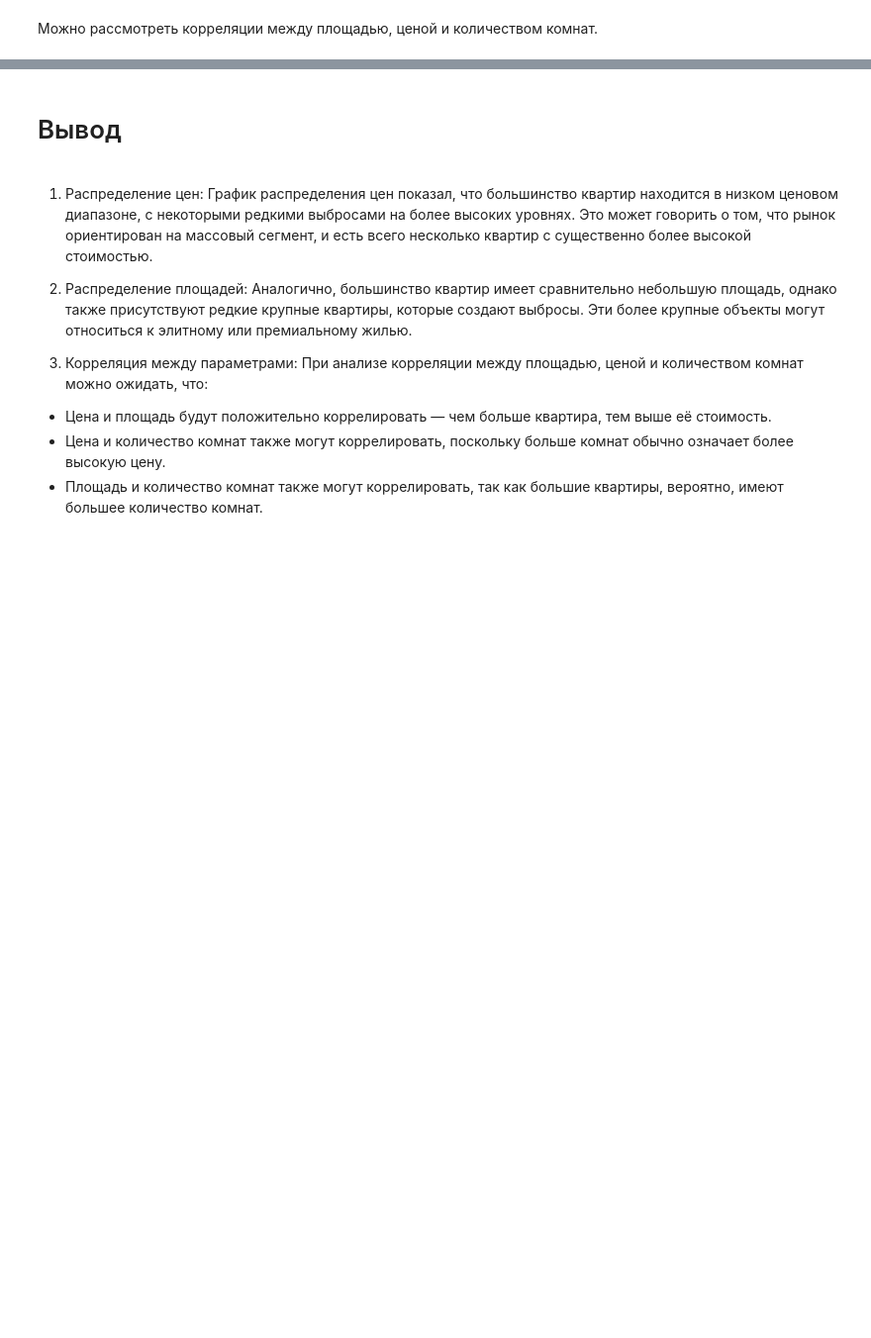
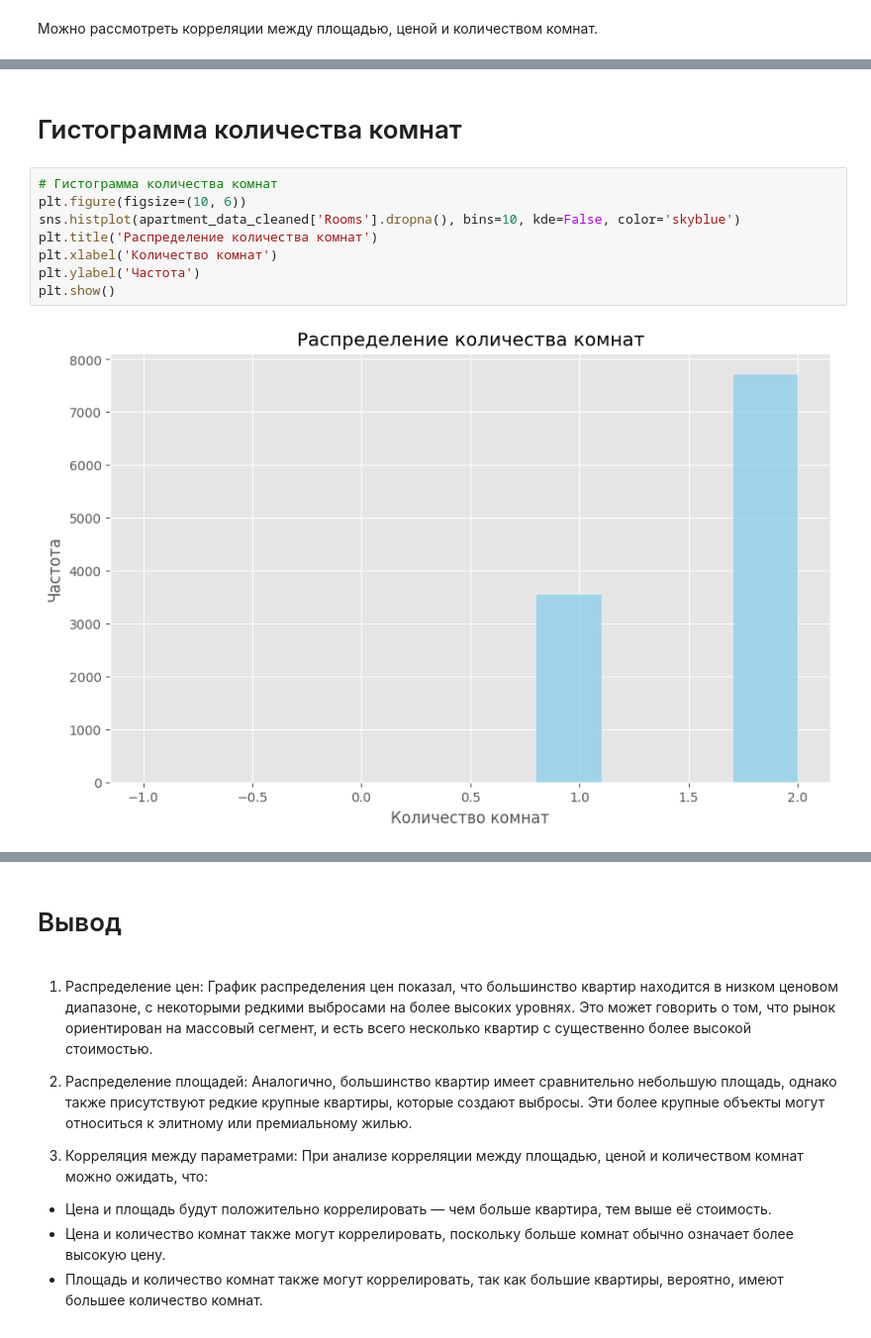
Before and after one commit to qwertyqwa/project, a Jupyter notebook: Квартиры.ipynb, the cells around one changed output, grey strips where cells are left out. Shown: that part at 99% size. Cells and saved outputs as stored; diff of their text form; blank space fills up the shorter version.

```diff
--- a/Квартиры.ipynb
+++ b/Квартиры.ipynb
@@ -109,0 +112,12 @@ plt.show()
+# %% [markdown]
+# Гистограмма количества комнат
+# %%
+# Гистограмма количества комнат
+plt.figure(figsize=(10, 6))
+sns.histplot(apartment_data_cleaned['Rooms'].dropna(), bins=10, kde=False, color='skyblue')
+plt.title('Распределение количества комнат')
+plt.xlabel('Количество комнат')
+plt.ylabel('Частота')
+plt.show()
+# %% [output]
+[figure, added]
```
Also changed, not shown: parts of 16 cells of this notebook.
